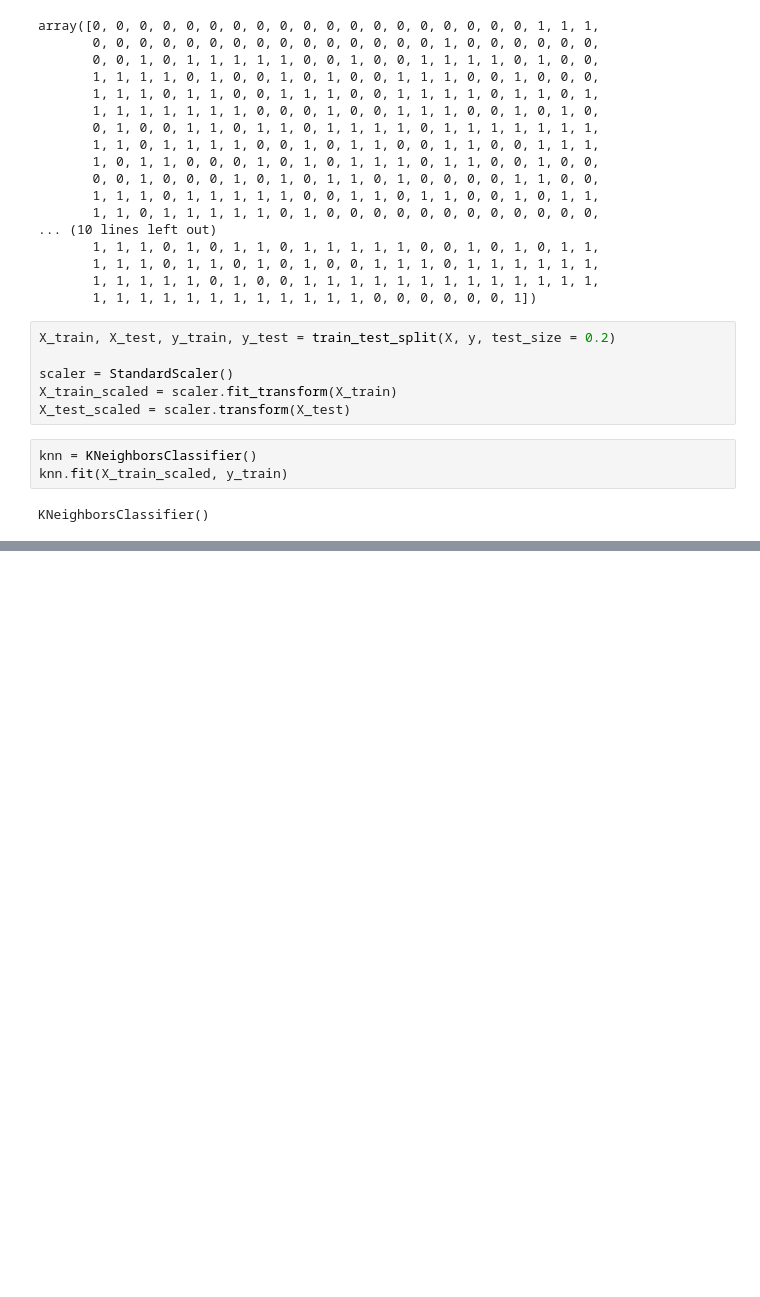
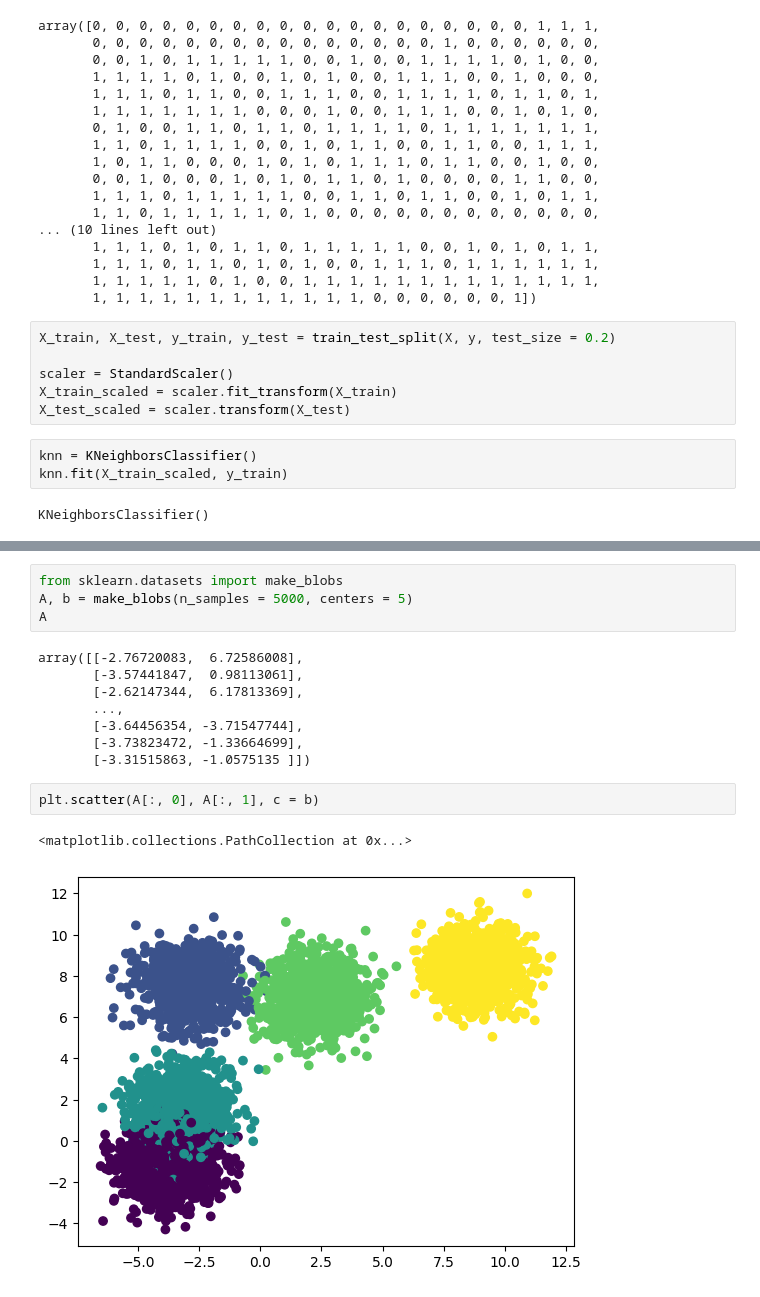
Before and after one commit to miksang0/Scikit-Learn, a Jupyter notebook: Scikit_Learn.ipynb, the cells around one changed output, grey strips where cells are left out. Saved outputs shown, nothing was run; the diff lists cells and outputs as text; blank space fills up the shorter version.

```diff
--- a/Scikit_Learn.ipynb
+++ b/Scikit_Learn.ipynb
@@ -41,0 +98,17 @@ print(knn.score(X_test_scaled, y_test))
+# %%
+from sklearn.datasets import make_blobs
+A, b = make_blobs(n_samples = 5000, centers = 5)
+A
+# %% [output]
+array([[-2.76720083,  6.72586008],
+       [-3.57441847,  0.98113061],
+       [-2.62147344,  6.17813369],
+       ...,
+       [-3.64456354, -3.71547744],
+       [-3.73823472, -1.33664699],
+       [-3.31515863, -1.0575135 ]])
+# %%
+plt.scatter(A[:, 0], A[:, 1], c = b)
+# %% [output]
+<matplotlib.collections.PathCollection at 0x...>
+[figure, added]
```
Also changed, not shown: parts of 7 cells of this notebook.
